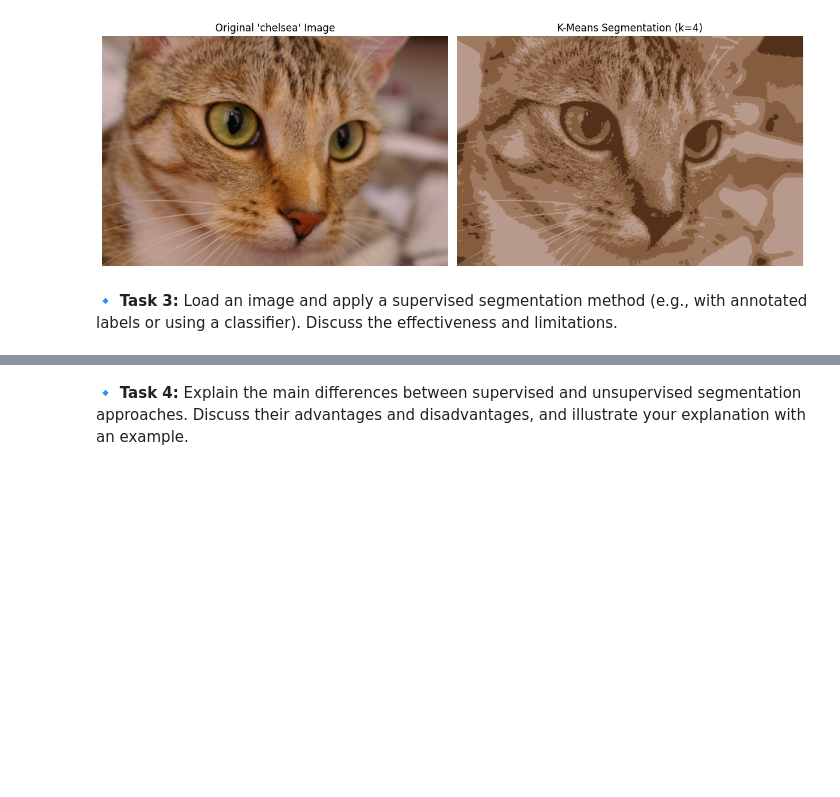
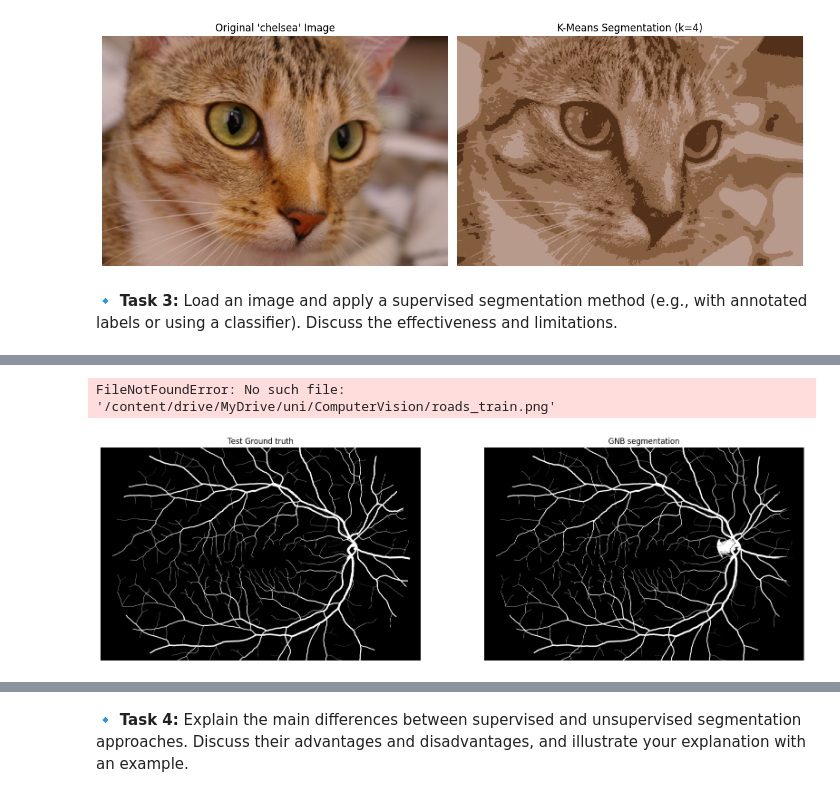
Before and after one commit to Mahsa-Goudarzi/ComputerVision, a Jupyter notebook: M2_Image Segmentation/Exercise 2.ipynb, the cells around one changed output, grey strips where cells are left out. Saved outputs shown, nothing was run; the diff lists cells and outputs as text; code cells hidden in the pictures; blank space fills up the shorter version.

```diff
--- a/M2_Image Segmentation/Exercise 2.ipynb
+++ b/M2_Image Segmentation/Exercise 2.ipynb
@@ -124,0 +130,77 @@ plt.show()
+# %%
+import skimage as sk
+import matplotlib.pyplot as plt
+from skimage import io
+import os
+from matplotlib import gridspec
+
+# Path of the folder in your google drive unit where you have the images:
+
+path = '/content/drive/MyDrive/uni/ComputerVision/'
+
+I_train = sk.io.imread(os.path.join(path,'roads_train.png'))
+I_train_GT = sk.io.imread(os.path.join(path,'roads_train_GT.png'))
+I_test = sk.io.imread(os.path.join(path,'roads_test.png'))
+I_test_GT = sk.io.imread(os.path.join(path,'roads_test_GT.png'))
+
+fig = plt.figure(figsize=(15, 15))
+gs = gridspec.GridSpec(2, 2)
+
+ax0 = fig.add_subplot(gs[0,0])
+ax0.imshow(I_train, cmap=plt.cm.gray)
+ax0.set_title('Training image')
+ax0.set_axis_off()
+
+ax1 = fig.add_subplot(gs[0,1])
+ax1.imshow(I_train_GT, cmap=plt.cm.gray)
+ax1.set_title('Ground Truth training image')
+ax1.set_axis_off()
+
+ax2 = fig.add_subplot(gs[1,0])
+ax2.imshow(I_test, cmap=plt.cm.gray)
+ax2.set_title('Test image')
+ax2.set_axis_off()
+
+ax3 = fig.add_subplot(gs[1,1])
+ax3.imshow(I_test_GT, cmap=plt.cm.gray)
+ax3.set_title('Groudth Truth test image')
+ax3.set_axis_off()
+
+plt.tight_layout()
+plt.show()
+# %% [output]
+FileNotFoundError: No such file: '/content/drive/MyDrive/uni/ComputerVision/roads_train.png'
+# %%
+#Gaussian Naive Bayes
+
+from sklearn.naive_bayes import GaussianNB
+
+v_train_GT = I_train_GT.reshape(I_train_GT.shape[0]*I_train_GT.shape[1],1).astype(np.bool)
+
+# reshape training image as 1d array:
+v_I_train = I_train.reshape(I_train.shape[0]*I_train.shape[1],1).astype(np.uint8)
+
+# Apply to predict test image:
+v_I_test = I_test.reshape(I_test.shape[0]*I_test.shape[1],1).astype(np.uint8) # reshape image as 1d array
+
+gnb_model = GaussianNB()
+gnb_model.fit(v_I_train, v_train_GT.ravel()) # Train with training image and training Ground Truth
+
+# Predict the test image:
+v_gnb = gnb_model.predict(v_I_test)
+I_gnb = np.array(v_gnb).reshape(I_test.shape[0],I_test.shape[1]).astype(np.uint8) # Shape back result as image
+
+import matplotlib.pyplot as plt
+fig, ax = plt.subplots(1, 2, figsize=(20, 20))
+
+ax[0].imshow(I_test_GT, cmap=plt.cm.gray)
+ax[0].set_title('Test Ground truth')
+ax[0].set_axis_off()
+
+ax[1].imshow(I_gnb, cmap=plt.cm.gray)
+ax[1].set_title('GNB segmentation')
+ax[1].set_axis_off()
+
+plt.show()
+# %% [output]
+[figure, added]
```
Also changed, not shown: parts of 2 cells of this notebook.
